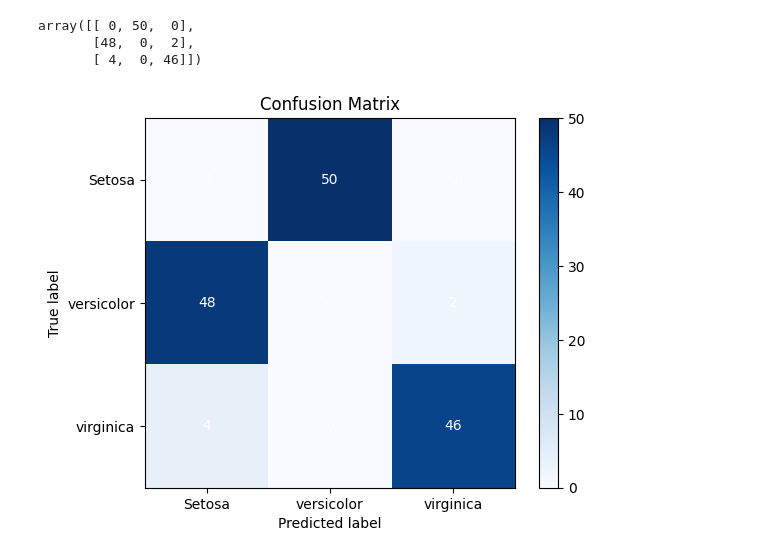
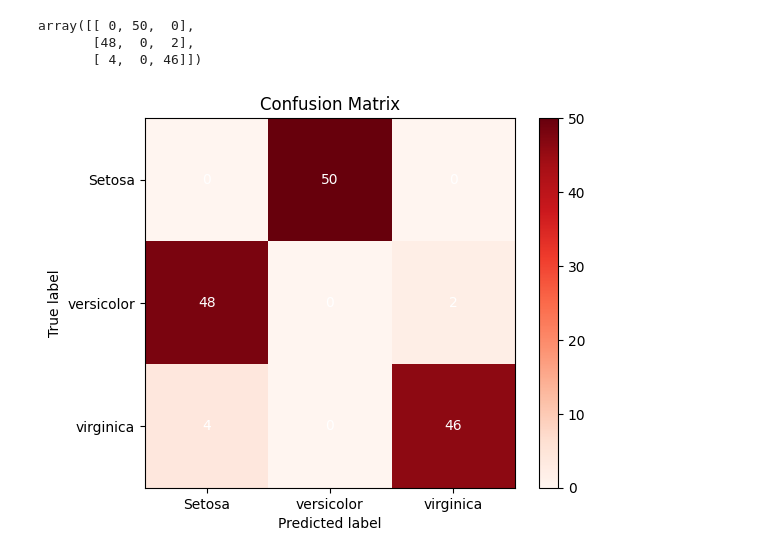
Before and after one commit to shakuroddin/CODSOFT, a Jupyter notebook: Iris_Flower_Classification.ipynb, the cells around one changed output. Cells and saved outputs as stored; diff of their text form; code cells hidden in the pictures.

```diff
--- a/Iris_Flower_Classification.ipynb
+++ b/Iris_Flower_Classification.ipynb
@@ -148,27 +148,27 @@ array([[ 0, 50,  0],
 # %%
 true_labels=df.species
 predicted_labels=df.cluster
 
 cm=confusion_matrix(true_labels,predicted_labels)
 class_labels=['Setosa','versicolor','virginica']
 
 
 #plot Confustion matrix
-plt.imshow(cm,interpolation='nearest',cmap=plt.cm.Blues)
+plt.imshow(cm,interpolation='nearest',cmap=plt.cm.Reds)
 plt.title('Confusion Matrix')
 plt.colorbar()
 tick_marks=np.arange(len(class_labels))
 plt.xticks(tick_marks,class_labels)
 plt.yticks(tick_marks,class_labels)
 
 
 #Fill matrix with values
 for i in range(len(class_labels)):
   for j in range(len(class_labels)):
     plt.text(j,i,cm[i][j],ha='center',va='center',color='white')
 
 plt.xlabel('Predicted label')
 plt.ylabel('True label')
 plt.show()
 # %% [output]
-[figure, old version]
+[figure, new version]
```
Also changed, not shown: parts of 2 cells of this notebook.
